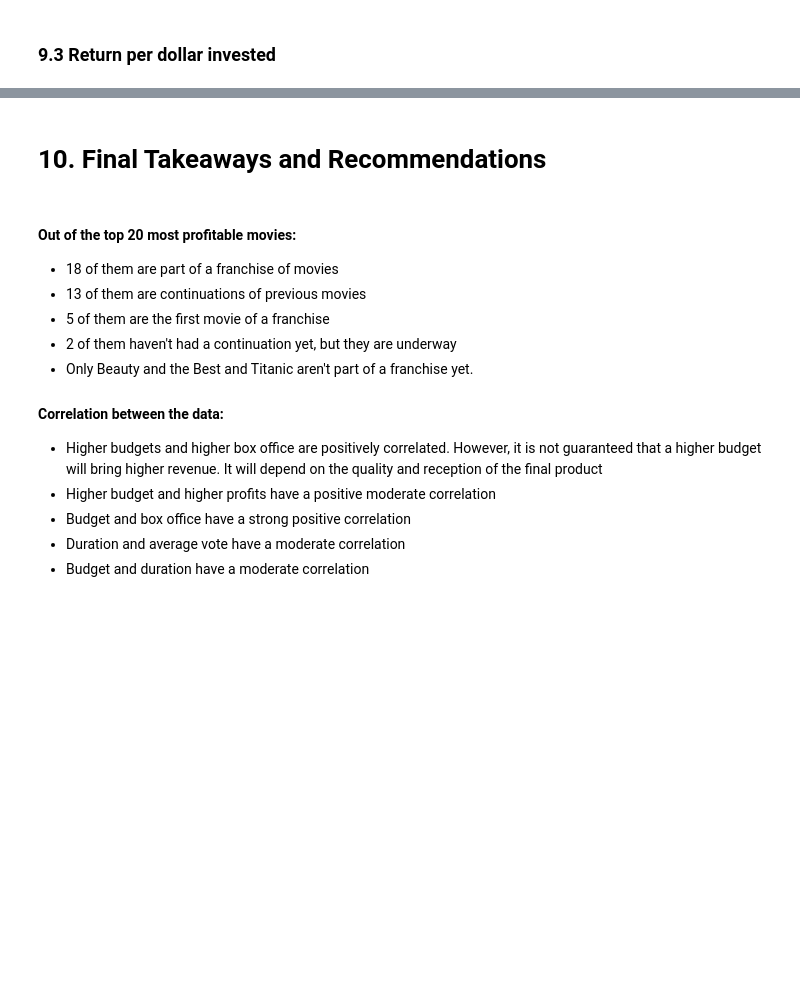
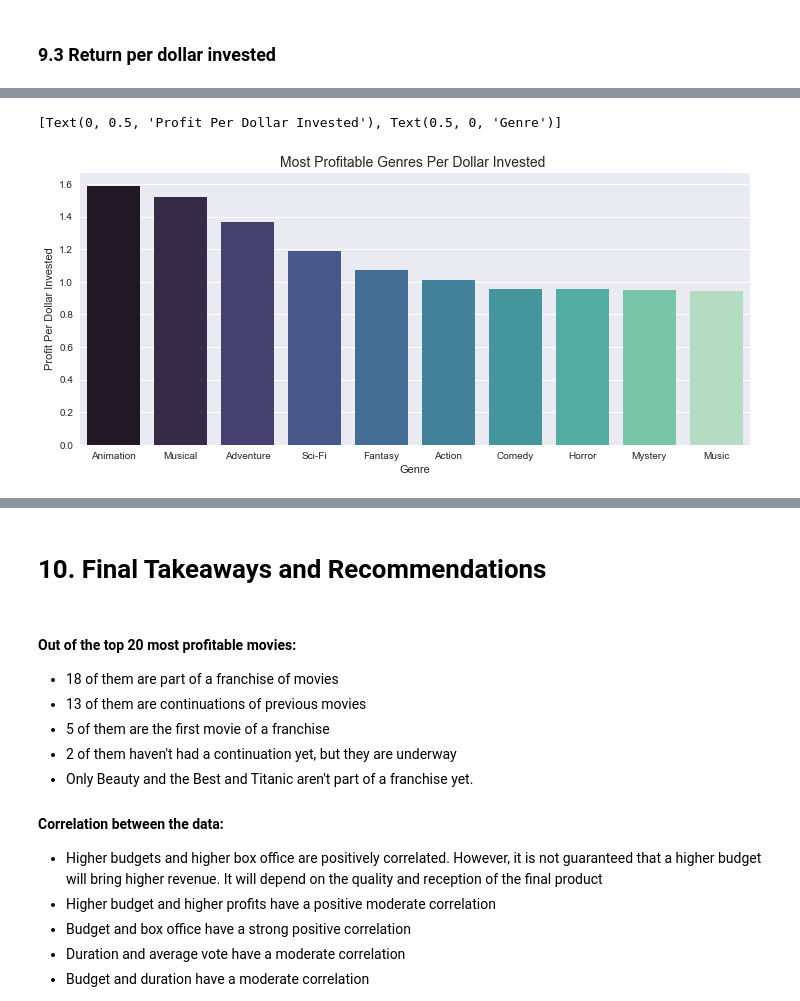
Before and after one commit to Ismaeltrevi/project-cinema, a Jupyter notebook: project-cinema.ipynb, the cells around one changed output, grey strips where cells are left out. Cells and saved outputs as stored; diff of their text form; code cells hidden in the pictures; blank space fills up the shorter version.

```diff
--- a/project-cinema.ipynb
+++ b/project-cinema.ipynb
@@ -675,10 +1084,13 @@ dict(df_per_genre.nlargest(5,'return_per_dollar'))['return_per_dollar']
 # %%
-genre_roi = df_per_genre.nlargest(5,'return_per_dollar')
+genre_roi = df_per_genre.nlargest(10,'return_per_dollar')
 plt.figure(figsize=(12, 5))
 plt.savefig('destination_path.eps', format='eps')
 genre_roi = sns.barplot(x='genre', y='return_per_dollar', data=genre_roi.reset_index(),palette="mako")
 genre_roi.set_title('Most Profitable Genres Per Dollar Invested ', fontdict={'fontsize':14});
 genre_roi.set(xlabel='Genre', ylabel='Profit Per Dollar Invested')
+# %% [output]
+[Text(0, 0.5, 'Profit Per Dollar Invested'), Text(0.5, 0, 'Genre')]
+[figure, added]
 # %%
 # Sorting the value by the 'return_per_dollar'
 df_per_genre.sort_values(by=['return_per_dollar'],ascending=True).head(5)
```
Also changed, not shown: parts of 74 cells of this notebook.
